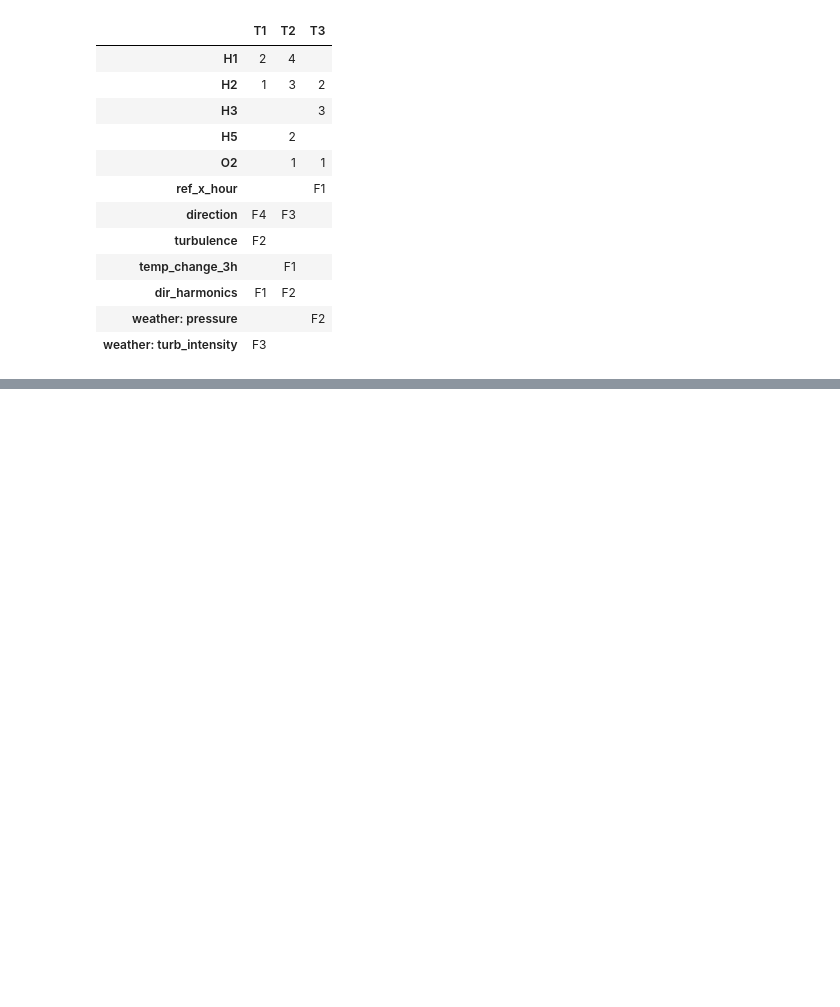
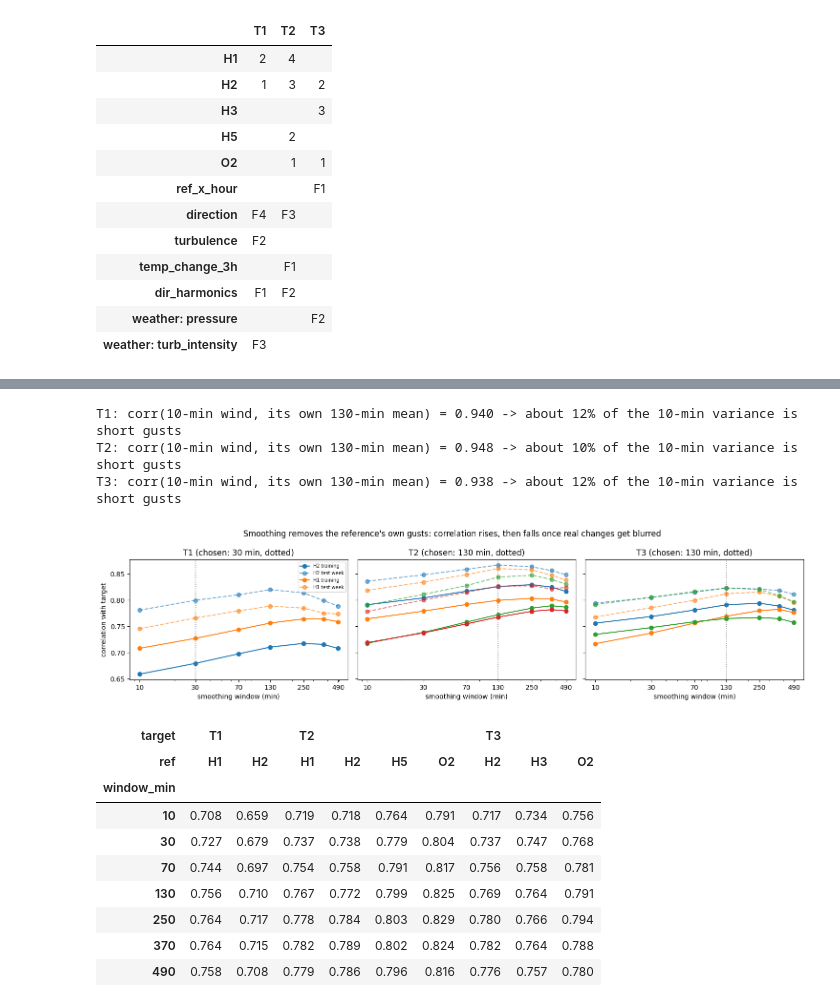
Before and after one commit to AdrianBodrug/Gone-with-the-wind-BayWe-Challenge, a Jupyter notebook: notebooks/data_analysis.ipynb, the cells around one changed output, grey strips where cells are left out. Cells and saved outputs as stored; diff of their text form; code cells hidden in the pictures; blank space fills up the shorter version.

```diff
--- a/notebooks/data_analysis.ipynb
+++ b/notebooks/data_analysis.ipynb
@@ -3286,0 +3363,51 @@ Selected per turbine (1, 2, … = order of references; F1, F2, … = order of ad
+# %%
+# Why smooth? Correlation of the 10-min target wind with each selected reference, by smoothing window
+WINDOWS_TRY = [1, 3, 7, 13, 25, 37, 49]               # in 10-min steps: 10 min (= raw) ... ~8 h
+tr, sh = pd.Series(train_dev, index=full_idx), pd.Series(shown, index=full_idx)
+smooth = lambda x, w: x.rolling(w, center=True, min_periods=w // 2 + 1).mean() if w > 1 else x
+
+rows = []
+for t in targets:
+    for r in sel[t]["refs"]:
+        x = shifted_ref(t, r)                          # lag-aligned reference
+        for w in WINDOWS_TRY:
+            xs = smooth(x, w)
+            rows.append({"target": t, "ref": r, "window_min": w * 10,
+                         "corr_train": ws[t][tr].corr(xs[tr]), "corr_test_week": ws[t][sh].corr(xs[sh])})
+corr_w = pd.DataFrame(rows)
+
+# Ceiling: how much of the 10-min target wind is short-term fluctuation that no distant reference can know
+for t in targets:
+    r_own = ws[t].corr(smooth(ws[t], 13))
+    print(f"{t}: corr(10-min wind, its own 130-min mean) = {r_own:.3f} "
+          f"-> about {1 - r_own ** 2:.0%} of the 10-min variance is short gusts")
+
+fig, axes = plt.subplots(1, len(targets), figsize=(15, 3.8), sharey=True)
+for ax, t in zip(axes, targets):
+    for r in sel[t]["refs"]:
+        d = corr_w[(corr_w.target == t) & (corr_w.ref == r)]
+        line, = ax.plot(d.window_min, d.corr_train, marker="o", label=f"{r} training")
+        ax.plot(d.window_min, d.corr_test_week, marker="o", ls="--", alpha=.6, color=line.get_color(), label=f"{r} test week")
+    ax.axvline(sel[t]["window"] * 10, color="grey", ls=":", lw=1.2)
+    ax.set_xscale("log"); ax.set_xticks([10, 30, 70, 130, 250, 490], ["10", "30", "70", "130", "250", "490"])
+    ax.set_title(f"{t} (chosen: {sel[t]['window'] * 10} min, dotted)"); ax.set_xlabel("smoothing window (min)")
+axes[0].set_ylabel("correlation with target"); axes[0].legend(fontsize=7)
+plt.suptitle("Smoothing removes the reference's own gusts: correlation rises, then falls once real changes get blurred")
+plt.tight_layout(); plt.show()
+
+display(corr_w.pivot_table(index="window_min", columns=["target", "ref"], values="corr_train").round(3))
+# %% [output]
+T1: corr(10-min wind, its own 130-min mean) = 0.940 -> about 12% of the 10-min variance is short gusts
+T2: corr(10-min wind, its own 130-min mean) = 0.948 -> about 10% of the 10-min variance is short gusts
+T3: corr(10-min wind, its own 130-min mean) = 0.938 -> about 12% of the 10-min variance is short gusts
+[figure, added]
+| target | T1 |  | T2 |  |  |  | T3 |  |  |
+| ref | H1 | H2 | H1 | H2 | H5 | O2 | H2 | H3 | O2 |
+| window_min |  |  |  |  |  |  |  |  |  |
+| 10 | 0.708 | 0.659 | 0.719 | 0.718 | 0.764 | 0.791 | 0.717 | 0.734 | 0.756 |
+| 30 | 0.727 | 0.679 | 0.737 | 0.738 | 0.779 | 0.804 | 0.737 | 0.747 | 0.768 |
+| 70 | 0.744 | 0.697 | 0.754 | 0.758 | 0.791 | 0.817 | 0.756 | 0.758 | 0.781 |
+| 130 | 0.756 | 0.710 | 0.767 | 0.772 | 0.799 | 0.825 | 0.769 | 0.764 | 0.791 |
+| 250 | 0.764 | 0.717 | 0.778 | 0.784 | 0.803 | 0.829 | 0.780 | 0.766 | 0.794 |
+| 370 | 0.764 | 0.715 | 0.782 | 0.789 | 0.802 | 0.824 | 0.782 | 0.764 | 0.788 |
+| 490 | 0.758 | 0.708 | 0.779 | 0.786 | 0.796 | 0.816 | 0.776 | 0.757 | 0.780 |
```
Also changed, not shown: parts of 2 cells of this notebook, 1 other file.
